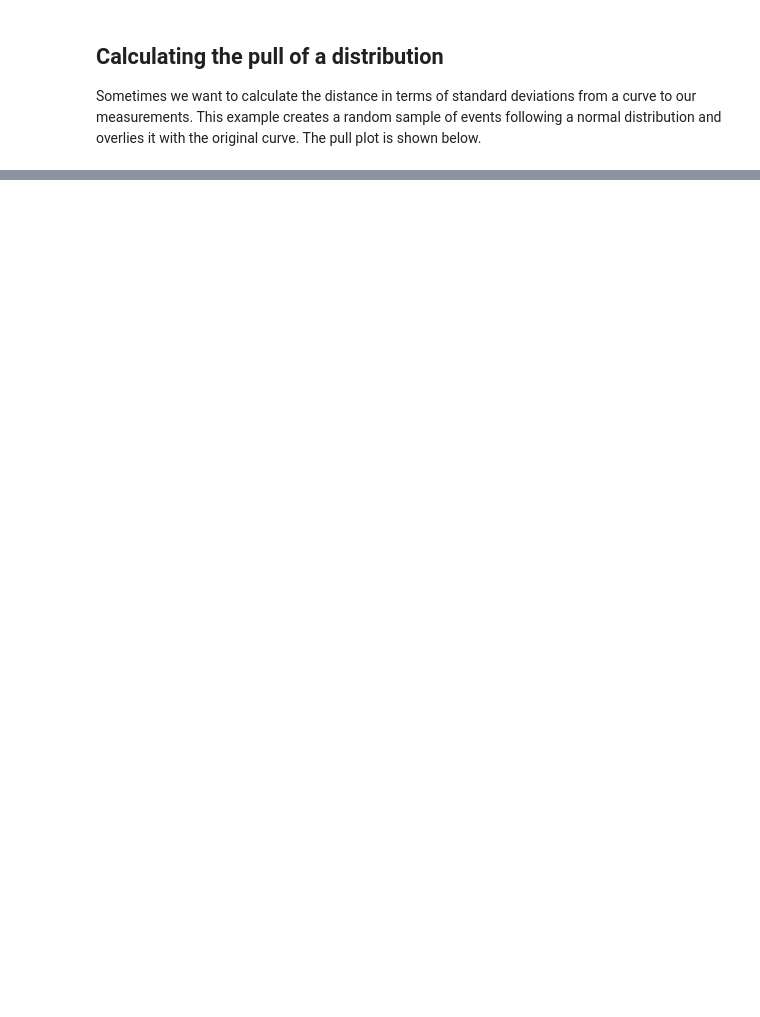
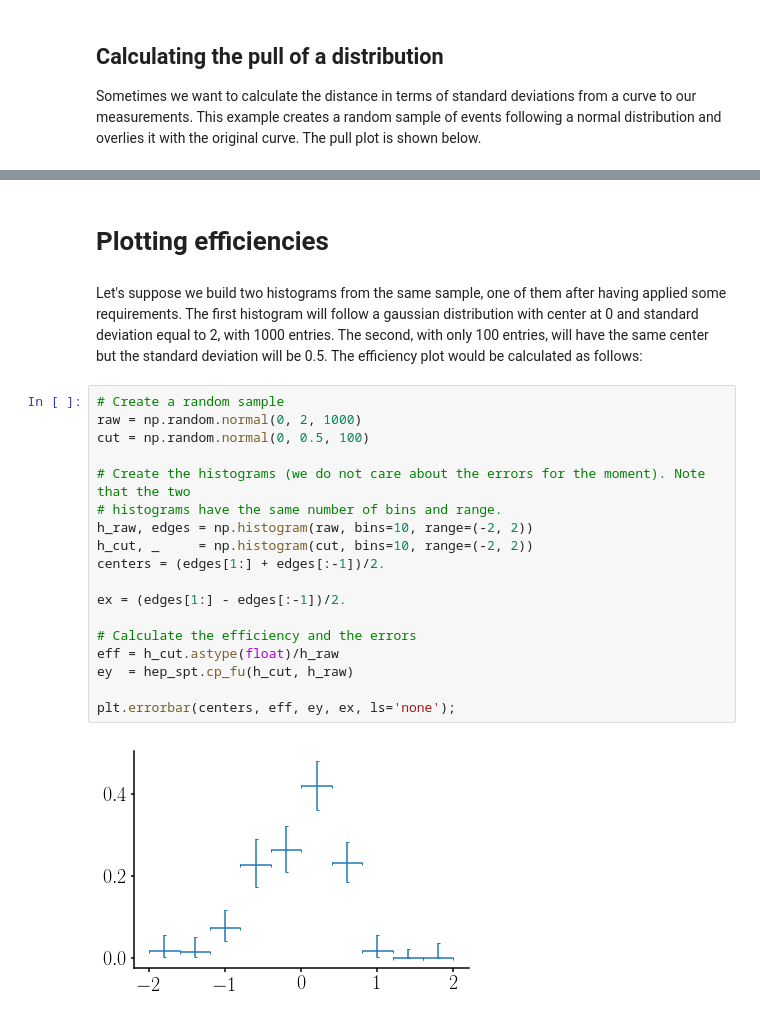
Before and after one commit to mramospe/hepspt, a Jupyter notebook: docs/source/notebooks/plotting.ipynb, the cells around one changed output, grey strips where cells are left out. Cells and saved outputs as stored; diff of their text form; blank space fills up the shorter version.

```diff
--- a/docs/source/notebooks/plotting.ipynb
+++ b/docs/source/notebooks/plotting.ipynb
@@ -80,0 +81,24 @@ ax1.set_ylabel('Pull');
+# %% [markdown]
+# Plotting efficiencies
+# %% [markdown]
+Let's suppose we build two histograms from the same sample, one of them after having applied some  requirements. The first histogram will follow a gaussian distribution with center at 0 and standard deviation equal to 2, with 1000 entries. The second, with only 100 entries, will have the same center but the standard deviation will be 0.5. The efficiency plot would be calculated as follows:
+# %%
+# Create a random sample
+raw = np.random.normal(0, 2, 1000)
+cut = np.random.normal(0, 0.5, 100)
+
+# Create the histograms (we do not care about the errors for the moment). Note that the two
+# histograms have the same number of bins and range.
+h_raw, edges = np.histogram(raw, bins=10, range=(-2, 2))
+h_cut, _     = np.histogram(cut, bins=10, range=(-2, 2))
+centers = (edges[1:] + edges[:-1])/2.
+
+ex = (edges[1:] - edges[:-1])/2.
+
+# Calculate the efficiency and the errors
+eff = h_cut.astype(float)/h_raw
+ey  = hep_spt.cp_fu(h_cut, h_raw)
+
+plt.errorbar(centers, eff, ey, ex, ls='none');
+# %% [output]
+[figure, added]
```
Also changed, not shown: parts of 2 cells of this notebook, 5 other files.
